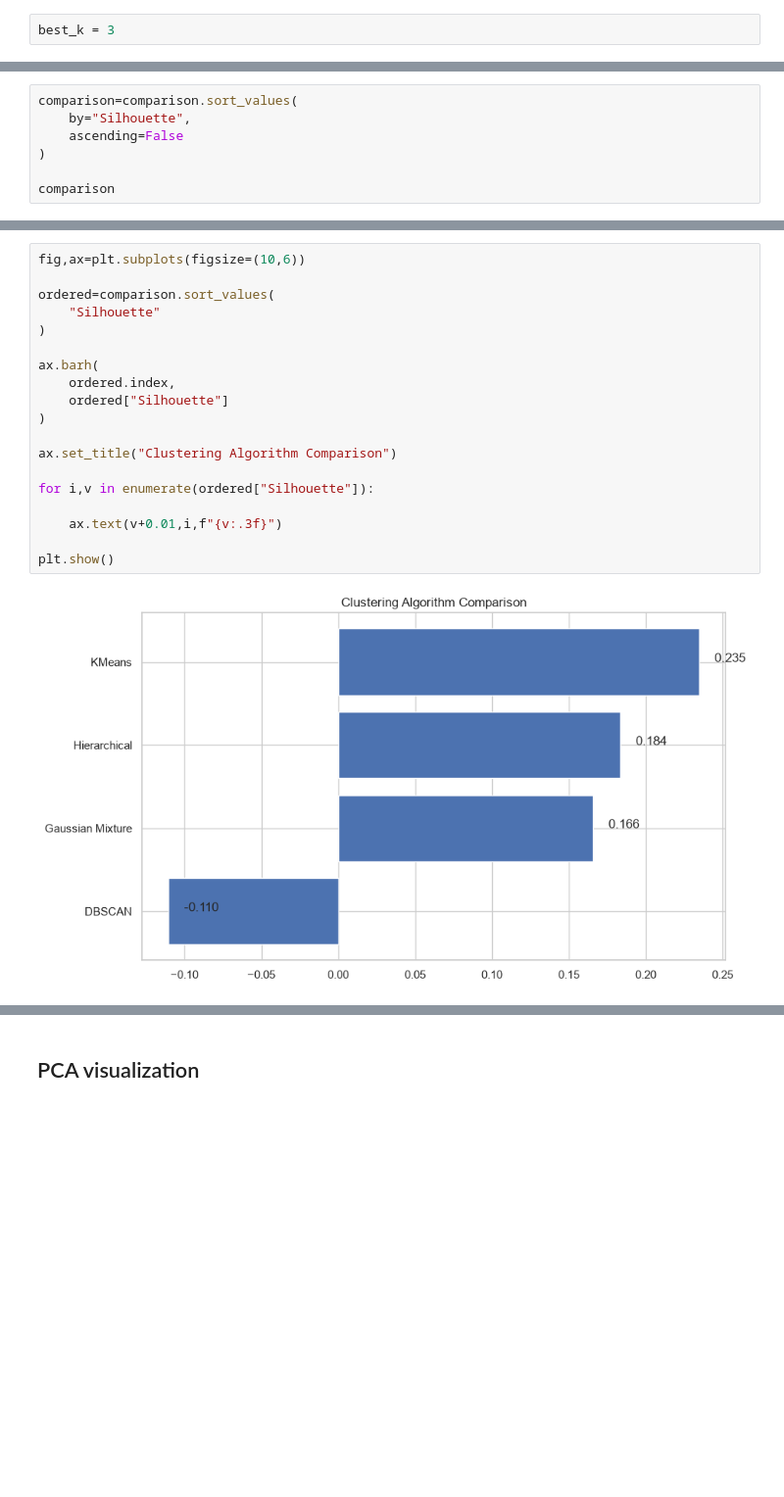
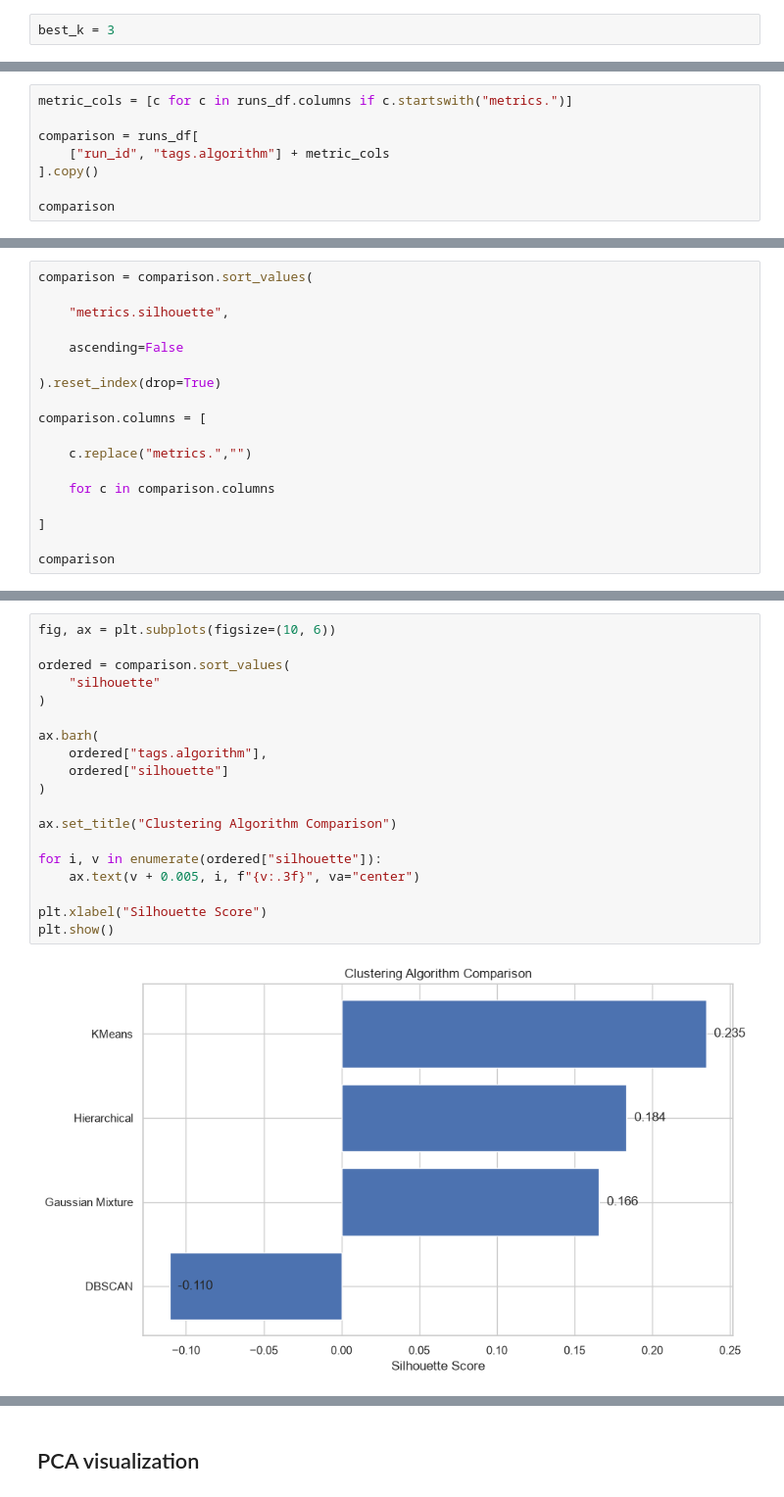
Before and after one commit to geethawilliam-ds/Credit-Card-Customer-Segmentation, a Jupyter notebook: preprocessing.ipynb, the cells around one changed output, grey strips where cells are left out. Shown at 98% size. Drawn from its saved outputs; the diff is of its cells as text; blank space fills up the shorter version.

```diff
--- a/preprocessing.ipynb
+++ b/preprocessing.ipynb
@@ -729,0 +936,8 @@ comparison
+# %%
+metric_cols = [c for c in runs_df.columns if c.startswith("metrics.")]
+
+comparison = runs_df[
+    ["run_id", "tags.algorithm"] + metric_cols
+].copy()
+
+comparison
@@ -730,8 +950,19 @@ comparison
 # %%
-comparison=comparison.sort_values(
-    by="Silhouette",
+comparison = comparison.sort_values(
+
+    "metrics.silhouette",
+
     ascending=False
-)
+
+).reset_index(drop=True)
+
+comparison.columns = [
+
+    c.replace("metrics.","")
+
+    for c in comparison.columns
+
+]
 
 comparison
 # %% [output]
@@ -743,21 +974,21 @@ comparison
 # %%
-fig,ax=plt.subplots(figsize=(10,6))
+fig, ax = plt.subplots(figsize=(10, 6))
 
-ordered=comparison.sort_values(
-    "Silhouette"
+ordered = comparison.sort_values(
+    "silhouette"
 )
 
 ax.barh(
-    ordered.index,
-    ordered["Silhouette"]
+    ordered["tags.algorithm"],
+    ordered["silhouette"]
 )
 
 ax.set_title("Clustering Algorithm Comparison")
 
-for i,v in enumerate(ordered["Silhouette"]):
+for i, v in enumerate(ordered["silhouette"]):
+    ax.text(v + 0.005, i, f"{v:.3f}", va="center")
 
-    ax.text(v+0.01,i,f"{v:.3f}")
-
+plt.xlabel("Silhouette Score")
 plt.show()
 # %% [output]
-[figure, old version]
+[figure, new version]
```
Also changed, not shown: parts of 20 cells of this notebook, 29 other files.
